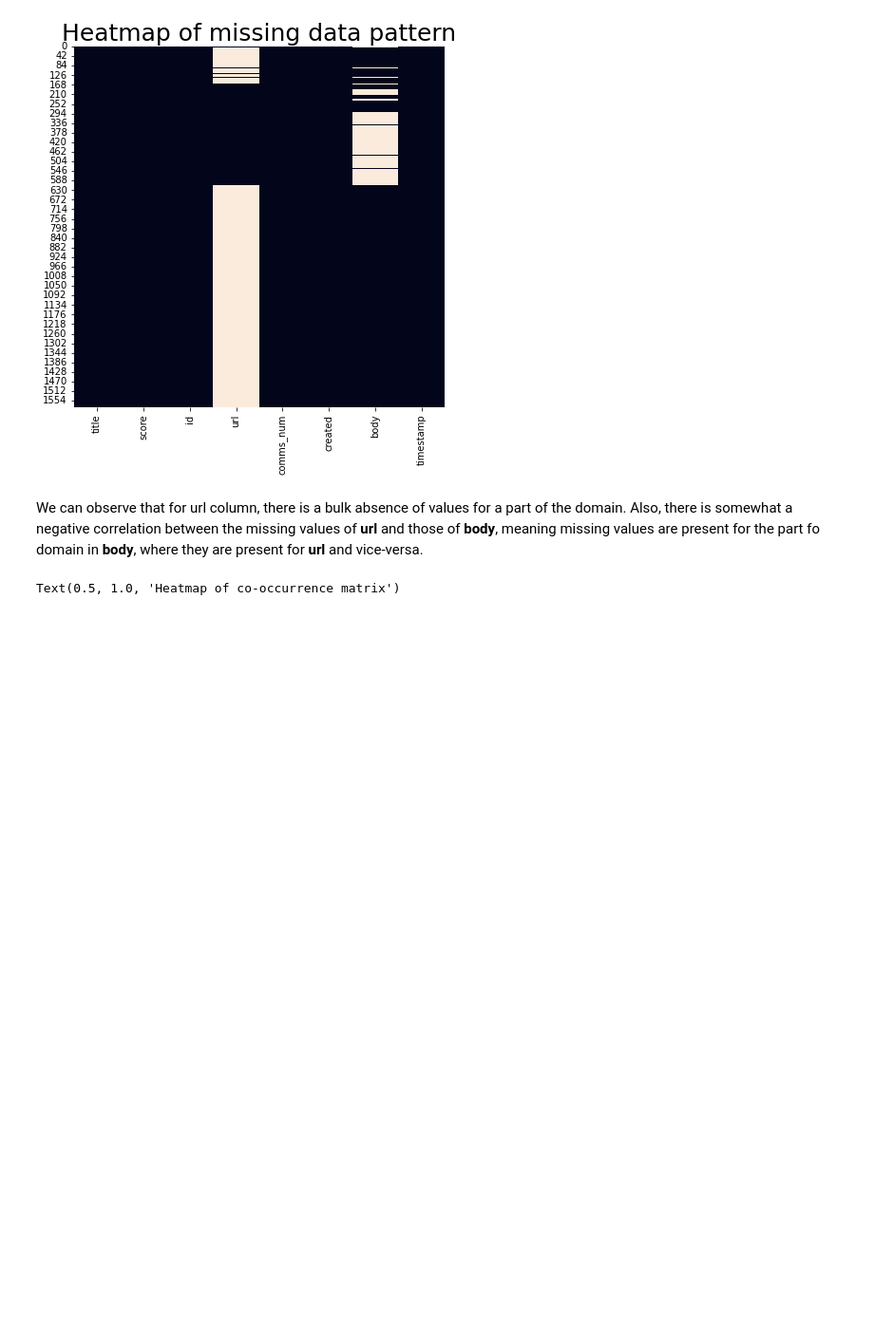
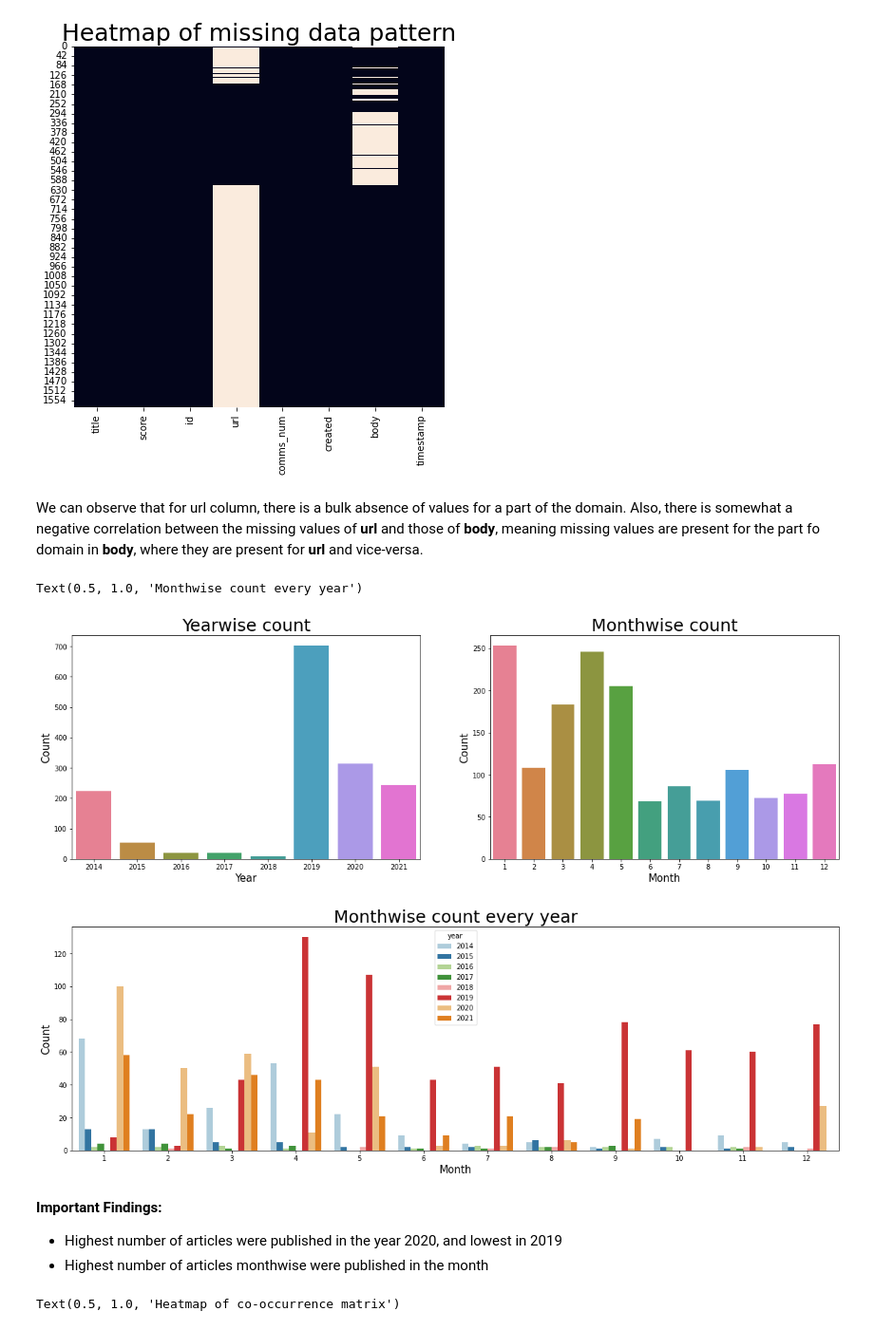
Before and after one commit to sristishree/RedditVaccineMyth, a Jupyter notebook: reddit-vaccine-myth-sentiment-analysis.ipynb, the cells around one changed output. Shown at 95% size. Cells and saved outputs as stored; diff of their text form; code cells hidden in the pictures; blank space fills up the shorter version.

```diff
--- a/reddit-vaccine-myth-sentiment-analysis.ipynb
+++ b/reddit-vaccine-myth-sentiment-analysis.ipynb
@@ -154,5 +170,34 @@ We can observe that for url column, there is a bulk absence of values for a part
 # Creating month and year indices with the timestamp data of the dataset
 df['year'] = pd.DatetimeIndex(df['timestamp']).year
 df['month'] = pd.DatetimeIndex(df['timestamp']).month
+# %%
+# Count plots
+plt.figure(figsize=(20,6))
+
+plt.subplot(1,2,1)
+sns.countplot(x='year', data=df, palette='husl')
+plt.xlabel("Year", fontsize=15)
+plt.ylabel("Count", fontsize=15)
+plt.title("Yearwise count", fontsize=25)
+
+plt.subplot(1,2,2)
+sns.countplot(x='month', data=df, palette='husl')
+plt.xlabel("Month", fontsize=15)
+plt.ylabel("Count", fontsize=15)
+plt.title("Monthwise count", fontsize=25)
+
+plt.figure(figsize=(20,6))
+sns.countplot(x='month', data=df, hue='year', palette='Paired')
+plt.xlabel("Month", fontsize=15)
+plt.ylabel("Count", fontsize=15)
+plt.title("Monthwise count every year", fontsize=25)
+# %% [output]
+Text(0.5, 1.0, 'Monthwise count every year')
+[figure, added]
+[figure, added]
+# %% [markdown]
+**Important Findings:**
+- Highest number of articles were published in the year 2020, and lowest in 2019
+- Highest number of articles monthwise were published in the month
 # %%
 plt.figure(figsize=(7,7))
```
Also changed, not shown: parts of 14 cells of this notebook.
